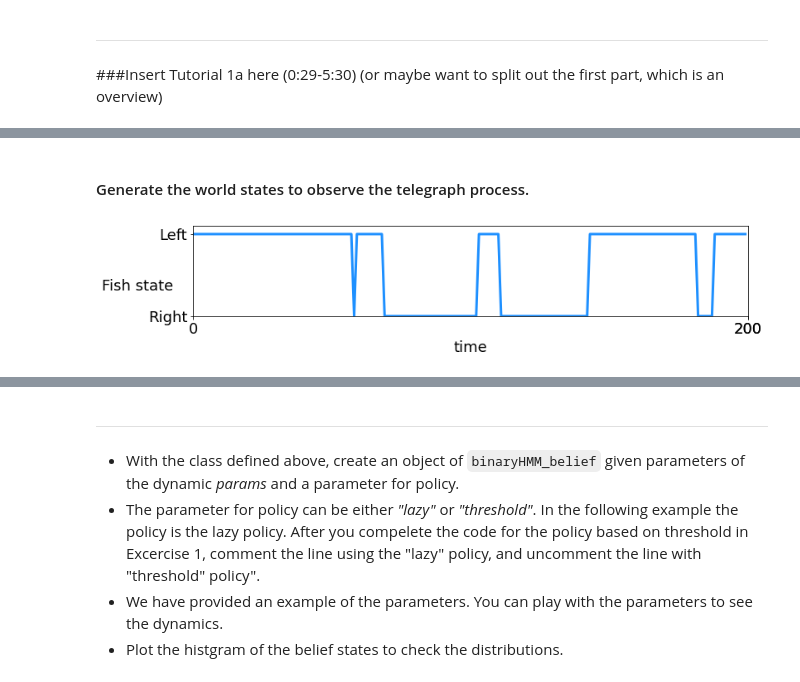
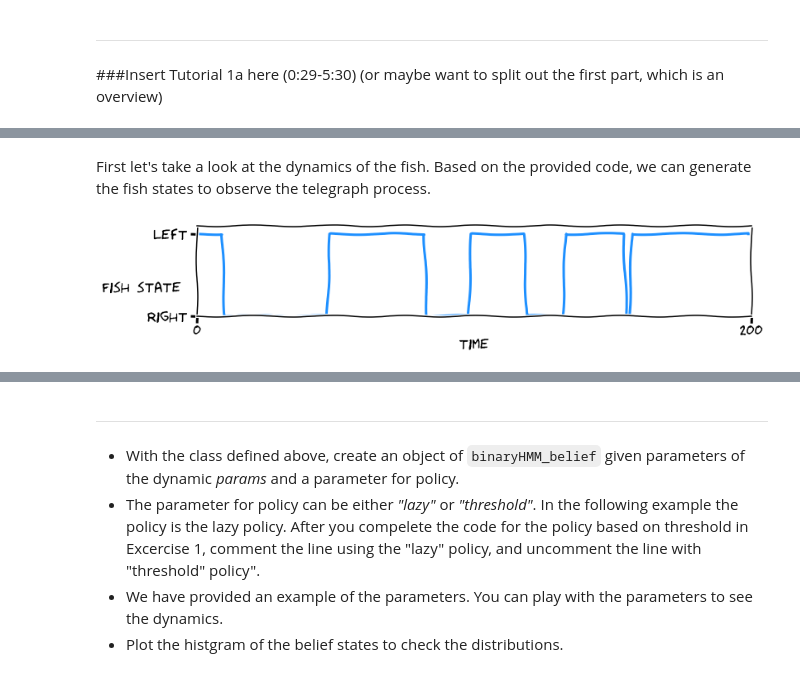
Before and after one commit to zhengww/NeuroMatchAcademy, a Jupyter notebook: Tutorial1_optimal_control_discrete.ipynb, the cells around one changed output, grey strips where cells are left out. Cells and saved outputs as stored; diff of their text form; code cells hidden in the pictures.

```diff
--- a/Tutorial1_optimal_control_discrete.ipynb
+++ b/Tutorial1_optimal_control_discrete.ipynb
@@ -166,2 +49,0 @@ class binaryHMM():
-# %% [markdown]
-#### Generate the world states to observe the telegraph process.
@@ -168,16 +180,18 @@ class binaryHMM():
+# %% [markdown]
+First let's take a look at the dynamics of the fish. Based on the provided code, we can generate the fish states to observe the telegraph process.
 # %%
 T = 200
 
 p_stay = .95     # probability fish stay
-rp_high = .4    # p(catch fish) when you're on their side
-rp_low = .1     # p(catch fish) when you're on other side
+rew_probability_high = .4    # p(catch fish) when you're on their side
+rew_probability_low = .1     # p(catch fish) when you're on other side
 
-params = [T, p_stay, rp_high, rp_low, _]
-
+params = [T, p_stay, rew_probability_high, rew_probability_low, _]
 binaryHMM_test = binaryHMM(params)
-# %%
-world_state = binaryHMM_test.world_dynamics()
-binaryHMM_test.plot_world(world_state)
-# %% [output]
-[figure, removed]
+# %%
+fish_state = binaryHMM_test.fish_dynamics()
+with plt.xkcd():
+    binaryHMM_test.plot_fish(fish_state)
+# %% [output]
+[figure, added]
 # %% [markdown]
```
Also changed, not shown: parts of 28 cells of this notebook.
